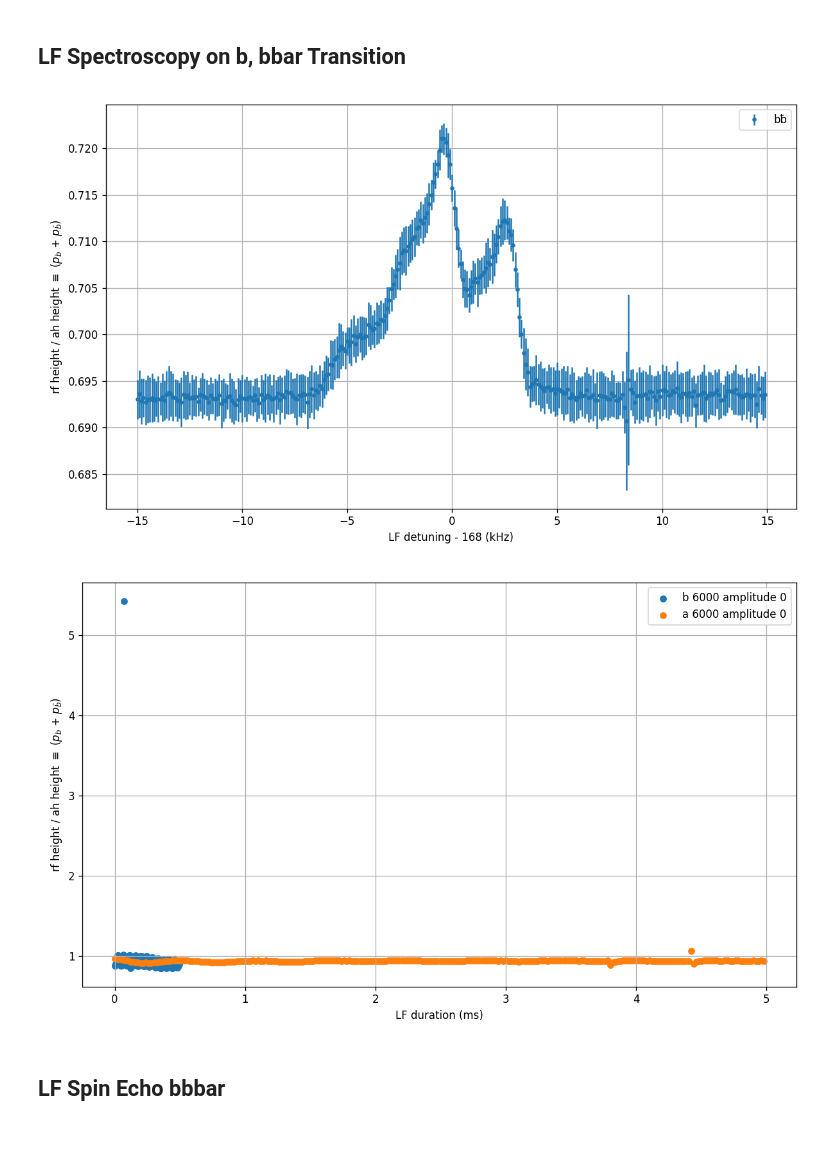
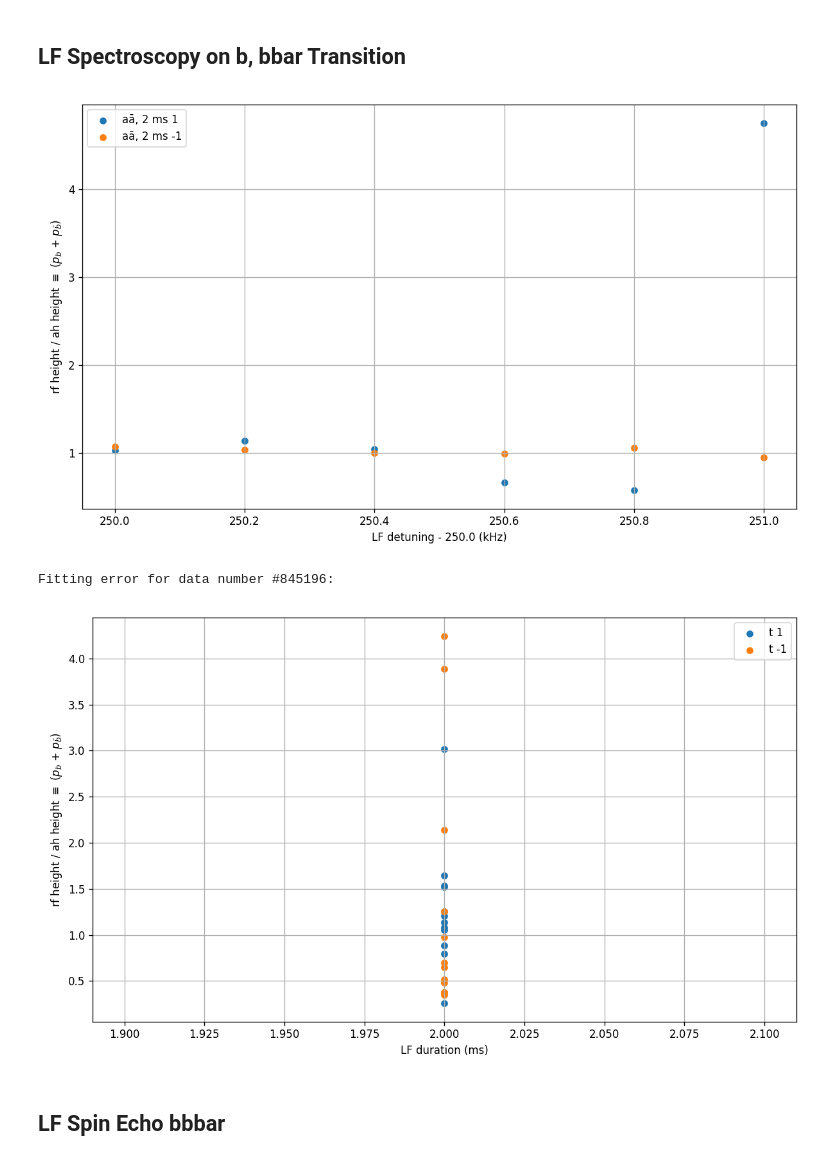
Before and after one commit to vuthalab/onix, a Jupyter notebook: analysis/lf_spectroscopy.ipynb, the cells around one changed output. Saved outputs shown, nothing was run; the diff lists cells and outputs as text; code cells hidden in the pictures.

```diff
--- a/analysis/lf_spectroscopy.ipynb
+++ b/analysis/lf_spectroscopy.ipynb
@@ -167,7 +167,9 @@ data = {
     # "bƀ, 60 amplitude - 1 ms 4": (536087, 536386),
     # "bƀ, 60 amplitude - 1 ms 5": (536387, 536686),
 
-    "bƀ": (535487, 538486)
+    # "bƀ": (535487, 538486),
+
+    "aā, 2 ms": (845221, 845227),
 }
 
 # def averaging_ys(xs, ys):
@@ -184,38 +186,40 @@ data = {
 
 
 def averaging_ys(xs, ys):
     xs_unique = np.unique(xs)
     ys_to_avg = [[] for _ in range(len(xs_unique))]
     for x, y in zip(xs, ys):
         ys_to_avg[np.argwhere(xs_unique == x)[0][0]].append(y)
     ys_avg = []
     ys_std = []
     for y_list in ys_to_avg:
         ys_avg.append(np.average(y_list))
         ys_std.append(np.std(y_list))
     ys_avg = np.array(ys_avg)
     ys_std = np.array(ys_std)
 
     return xs_unique, ys_avg, ys_std
 
 
 fig, ax = plt.subplots(figsize = (10, 6), dpi = 120)
 for ll, (label, data_range) in enumerate(data.items()):
     data_list = data_identification_to_list(data_range)
     rf_heights, ah_heights, rf_bgs, ah_bgs, headers = rf_spectroscopy_ah_ratio(data_list)
-    xs = [header["params"]["lf"]["detuning"].to("kHz").magnitude for header in headers]
-    ys = rf_heights[0] / ah_heights[0]
-    xs, ys, errs = averaging_ys(xs, ys)
-    ax.errorbar(xs, ys, errs, label=label, marker='.', linestyle='')
+    for kk in rf_heights:
+        xs = [header["params"]["lf"]["center_frequency"].to("kHz").magnitude for header in headers]
+        ys = rf_heights[kk] / ah_heights[kk]
+        ax.scatter(xs, ys, label=label + f" {kk}", s = 30)
+        xs, ys, errs = averaging_ys(xs, ys)
+        # ax.errorbar(xs, ys, errs, label=label, marker='.', linestyle='')
 
 ax.set_xlabel(f"LF detuning - {headers[0]["params"]["lf"]["center_frequency"].to("kHz").magnitude} (kHz)")
 ax.set_ylabel("rf height / ah height $\\equiv$ ($p_b$ + $p_\\bar{b}$)")
 ax.legend()
 ax.grid()
 plt.tight_layout()
 plt.show()
 # %% [output]
-[figure, old version]
+[figure, new version]
 # %%
 data = {
     # "lf 1000 amplitude": (530186, 530205),
@@ -255,7 +259,8 @@ ax.grid()
 plt.tight_layout()
 plt.show()
 # %% [output]
+Fitting error for data number #845196:
-[figure, old version]
+[figure, new version]
 # %% [markdown]
 ## LF Spin Echo bbbar
 # %%
```
Also changed, not shown: parts of 4 cells of this notebook, 1 other file.
